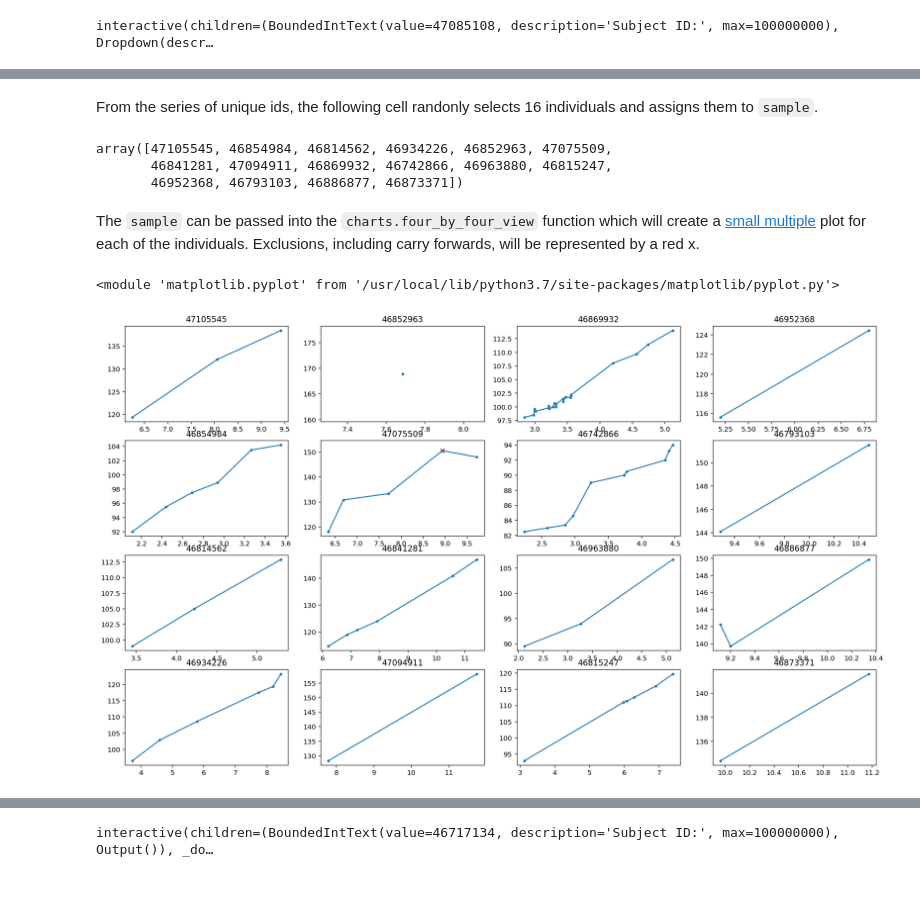
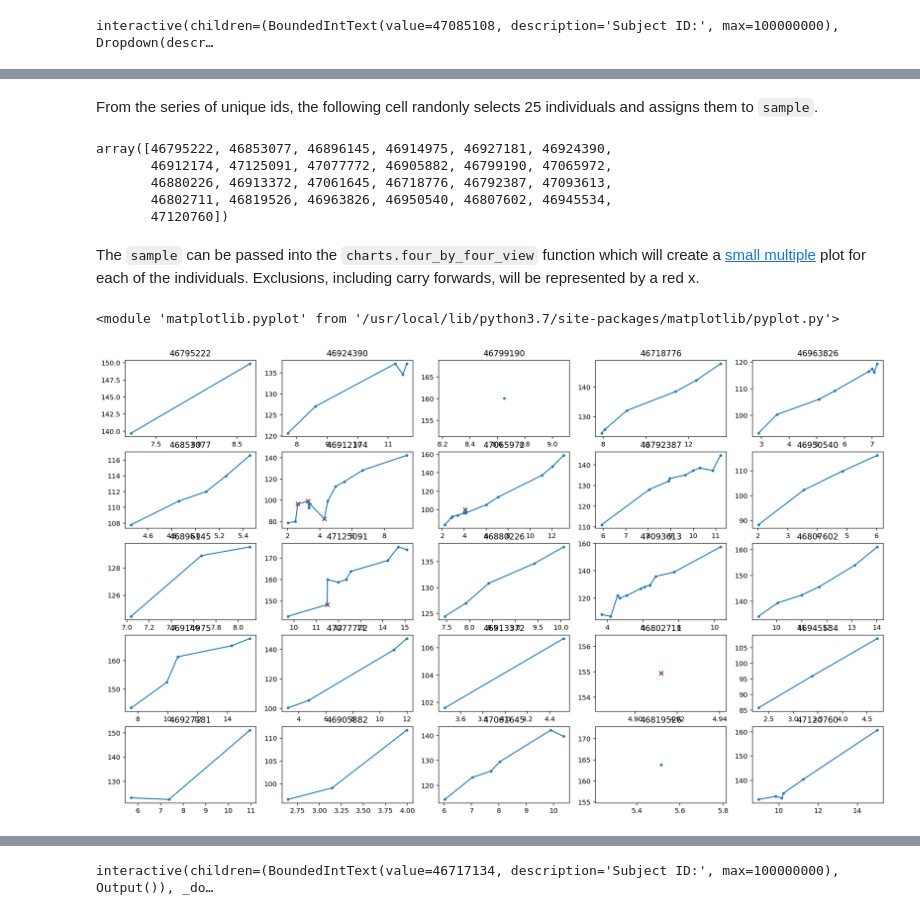
Before and after one commit to mitre/GrowthViz, a Jupyter notebook: Latest Demo Code.ipynb, the cells around one changed output, grey strips where cells are left out. Saved outputs shown, nothing was run; the diff lists cells and outputs as text; code cells hidden in the pictures; blank space fills up the shorter version.

Commit message:
More docs and exclusion stats
Added pydoc to the backend code
Much more documentation in the notebook
Summary stats and chart on exclusions

```diff
--- a/Latest Demo Code.ipynb
+++ b/Latest Demo Code.ipynb
@@ -175,19 +186,21 @@ Next, the tool creates a series that contains the unique set of `subjid`s and st
 # %%
 uniq_ids = cleaned_obs['subjid'].unique()
 # %% [markdown]
-From the series of unique ids, the following cell randonly selects 16 individuals and assigns them to `sample`.
+From the series of unique ids, the following cell randonly selects 25 individuals and assigns them to `sample`.
 # %%
-sample = np.random.choice(uniq_ids, size=16)
+sample = np.random.choice(uniq_ids, size=25)
 # %%
 sample
 # %% [output]
-array([47105545, 46854984, 46814562, 46934226, 46852963, 47075509,
-       46841281, 47094911, 46869932, 46742866, 46963880, 46815247,
-       46952368, 46793103, 46886877, 46873371])
+array([46795222, 46853077, 46896145, 46914975, 46927181, 46924390,
+       46912174, 47125091, 47077772, 46905882, 46799190, 47065972,
+       46880226, 46913372, 47061645, 46718776, 46792387, 47093613,
+       46802711, 46819526, 46963826, 46950540, 46807602, 46945534,
+       47120760])
 # %% [markdown]
 The `sample` can be passed into the `charts.four_by_four_view` function which will create a [small multiple](https://en.wikipedia.org/wiki/Small_multiple) plot for each of the individuals. Exclusions, including carry forwards, will be represented by a red x.
 # %%
-charts.four_by_four_view(cleaned_obs, sample, 'HEIGHTCM')
+charts.five_by_five_view(cleaned_obs, sample, 'HEIGHTCM')
 # %% [output]
 <module 'matplotlib.pyplot' from '/usr/local/lib/python3.7/site-packages/matplotlib/pyplot.py'>
-[figure, old version]
+[figure, new version]
```
Also changed, not shown: parts of 17 cells of this notebook, 1 other file.
